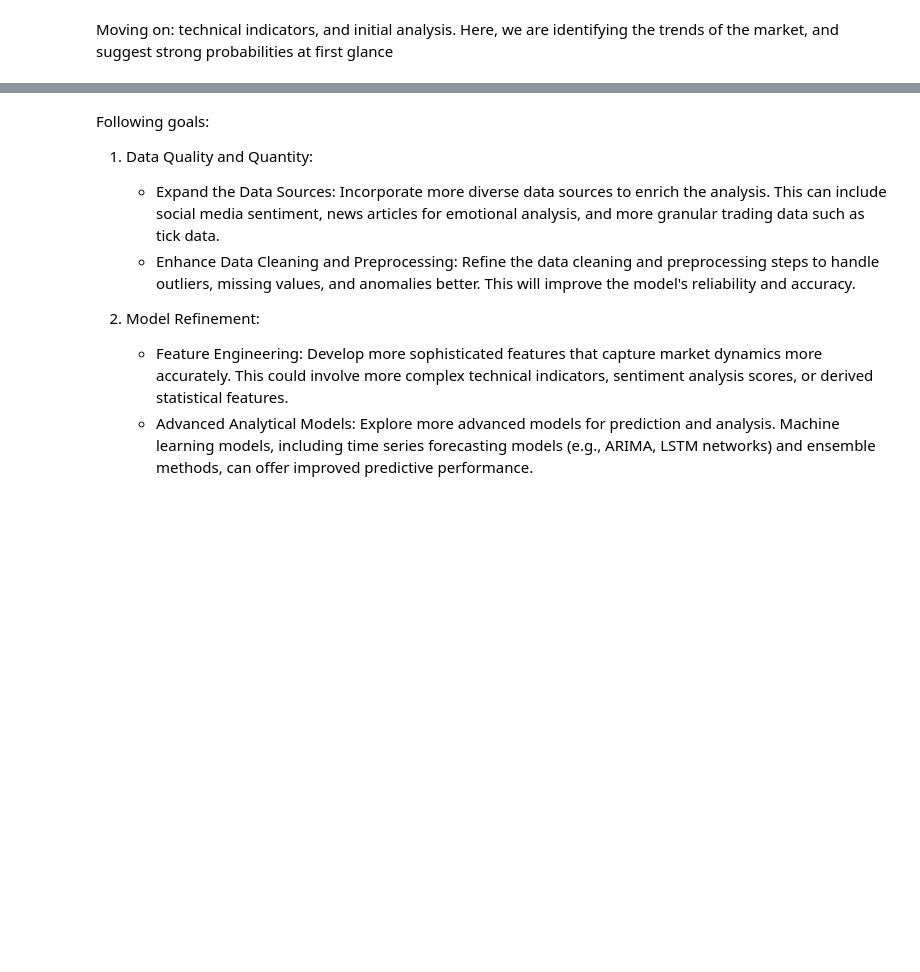
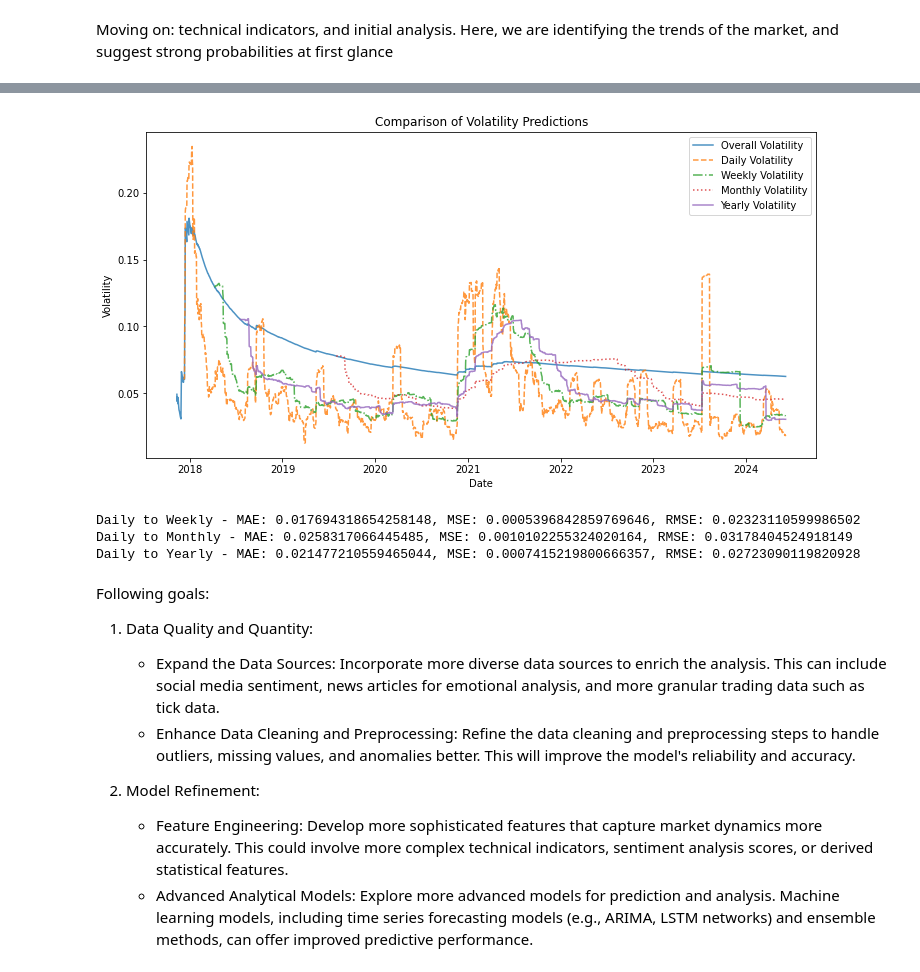
Before and after one commit to GeorgiosGrammatopoulos/Cryptocurrency-Scam-Tracker, a Jupyter notebook: ind.ipynb, the cells around one changed output, grey strips where cells are left out. Drawn from its saved outputs; the diff is of its cells as text; code cells hidden in the pictures; blank space fills up the shorter version.

```diff
--- a/ind.ipynb
+++ b/ind.ipynb
@@ -577,3 +745,79 @@ Presenting technical indicators and initial analysis for AXS
+# %%
+#Volatility in different timeframes correlations
+
+
+import pandas as pd
+import numpy as np
+import matplotlib.pyplot as plt
+import pyodbc
+from datetime import datetime
+from sklearn.metrics import mean_absolute_error, mean_squared_error
+
+def connectionEst():
+    global cnxn
+    server = 'PERSONALDEVICEG'
+    database = 'models'
+    cnxn = pyodbc.connect('DRIVER={SQL Server};SERVER=' + server + ';DATABASE=' + database + ';Trusted_Connection=yes;')
+    return cnxn
+
+def evaluate_volatility(df, window_size=20):
+    df['Date'] = pd.to_datetime(df['Date'])
+    df.sort_values(by='Date', inplace=True)
+
+    df['Price Change'] = df['Close'].pct_change()
+
+    # Calculating volatilities
+    df['Calculated Overall Volatility'] = df['Price Change'].expanding(min_periods=2).std()
+    df['Calculated Daily Volatility'] = df['Price Change'].rolling(window=window_size).std()
+    df['Calculated Weekly Volatility'] = df['Price Change'].rolling(window=5*window_size).std()
+    df['Calculated Monthly Volatility'] = df['Price Change'].rolling(window=21*window_size).std()
+    df['Calculated Yearly Volatility'] = df['Price Change'].rolling(window=252).std()
+
+    # Plotting
+    plt.figure(figsize=(12, 6))
+    plt.plot(df['Date'], df['Calculated Overall Volatility'], label='Overall Volatility', alpha=0.8)
+    plt.plot(df['Date'], df['Calculated Daily Volatility'], label='Daily Volatility', alpha=0.8, linestyle='--')
+    plt.plot(df['Date'], df['Calculated Weekly Volatility'], label='Weekly Volatility', alpha=0.8, linestyle='-.')
+    plt.plot(df['Date'], df['Calculated Monthly Volatility'], label='Monthly Volatility', alpha=0.8, linestyle=':')
+    plt.plot(df['Date'], df['Calculated Yearly Volatility'], label='Yearly Volatility', alpha=0.8, linestyle='-')
+    plt.xlabel('Date')
+    plt.ylabel('Volatility')
+    plt.title('Comparison of Volatility Predictions')
+    plt.legend()
+    plt.show()
+
+    # Dropping NAs
+    df = df.dropna(subset=['Calculated Daily Volatility', 'Calculated Weekly Volatility', 'Calculated Monthly Volatility', 'Calculated Yearly Volatility'])
+
+    # Error metrics
+    mae_weekly = mean_absolute_error(df['Calculated Daily Volatility'], df['Calculated Weekly Volatility'])
+    mse_weekly = mean_squared_error(df['Calculated Daily Volatility'], df['Calculated Weekly Volatility'])
+    rmse_weekly = np.sqrt(mse_weekly)
+
+    mae_monthly = mean_absolute_error(df['Calculated Daily Volatility'], df['Calculated Monthly Volatility'])
+    mse_monthly = mean_squared_error(df['Calculated Daily Volatility'], df['Calculated Monthly Volatility'])
+    rmse_monthly = np.sqrt(mse_monthly)
+
+    mae_yearly = mean_absolute_error(df['Calculated Daily Volatility'], df['Calculated Yearly Volatility'])
+    mse_yearly = mean_squared_error(df['Calculated Daily Volatility'], df['Calculated Yearly Volatility'])
+    rmse_yearly = np.sqrt(mse_yearly)
+
+    print(f"Daily to Weekly - MAE: {mae_weekly}, MSE: {mse_weekly}, RMSE: {rmse_weekly}")
+    print(f"Daily to Monthly - MAE: {mae_monthly}, MSE: {mse_monthly}, RMSE: {rmse_monthly}")
+    print(f"Daily to Yearly - MAE: {mae_yearly}, MSE: {mse_yearly}, RMSE: {rmse_yearly}")
+
+    return df
+
+# Database connection and query execution
+cnxn = connectionEst()
+query = f"SELECT * FROM {token}HistoricalPrices"  # Assuming 'token' is properly defined elsewhere
+df = pd.read_sql(query, cnxn)
+evaluated_data = evaluate_volatility(df, window_size=30)  # Example
+# %% [output]
+[figure, added]
+Daily to Weekly - MAE: 0.017694318654258148, MSE: 0.0005396842859769646, RMSE: 0.02323110599986502
+Daily to Monthly - MAE: 0.0258317066445485, MSE: 0.0010102255324020164, RMSE: 0.03178404524918149
+Daily to Yearly - MAE: 0.021477210559465044, MSE: 0.0007415219800666357, RMSE: 0.02723090119820928
 # %% [markdown]
 Following goals:
 
```
Also changed, not shown: parts of 10 cells of this notebook, 3 other files.
